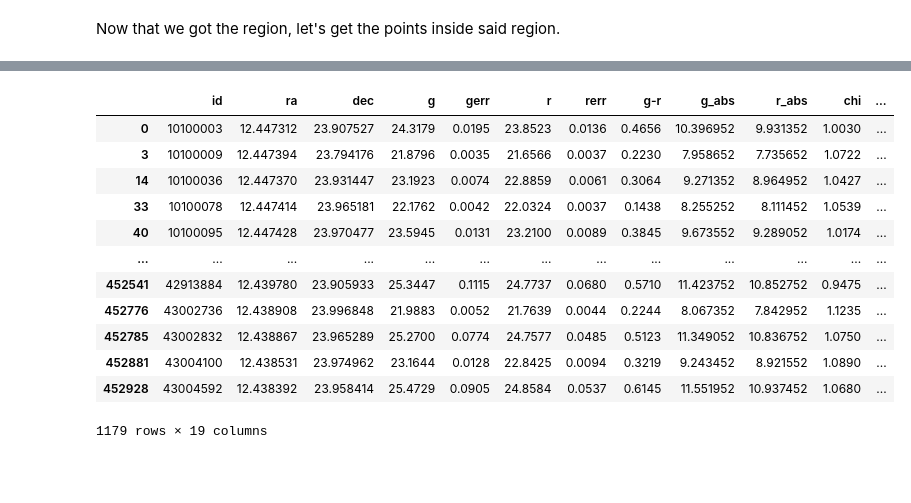
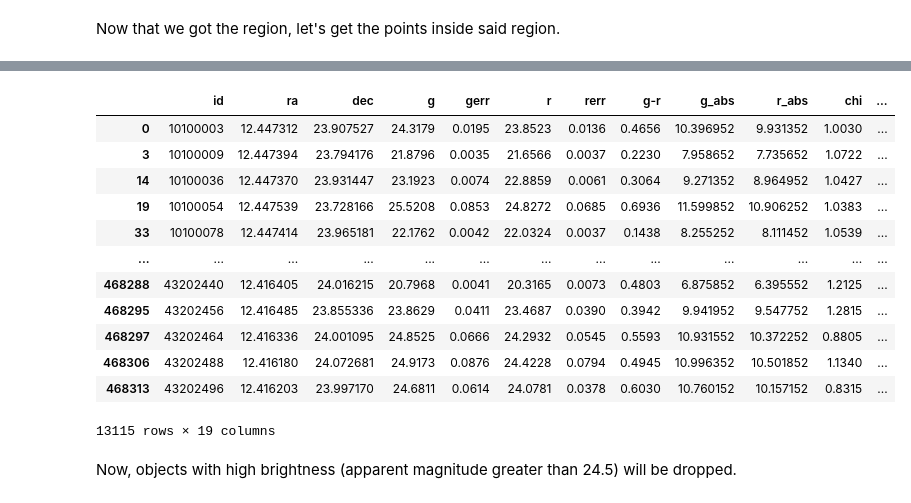
Before and after one commit to vPedreros/MW_Satellites, a Jupyter notebook: MW_satellites_nb.ipynb, the cells around one changed output, grey strips where cells are left out. Cells and saved outputs as stored; diff of their text form; code cells hidden in the pictures; blank space fills up the shorter version.

```diff
--- a/MW_satellites_nb.ipynb
+++ b/MW_satellites_nb.ipynb
@@ -385,12 +329,10 @@ df_new.shape[0]
 # %%
-# Sorry for this, I can't think of a better way right now
-
-np_points = df_new[['g-r', 'g']].to_numpy()
+np_points = df_filtered[['g-r', 'g']].to_numpy()
 
 check_in = []
 
-for i in range(df_new.shape[0]):
+for i in range(df_filtered.shape[0]):
     is_in = pol.contains(Point(np_points[i]))
     check_in.append(is_in)
 
-check_in = np.array(check_in)
+df_filtered['is in'] = np.array(check_in)
@@ -409,17 +351,19 @@ See the caveats in the documentation: https://pandas.pydata.org/pandas-docs/stab
 # %%
-df_stars = df_new.loc[df_new['is in'] == True]
+df_stars = df_filtered.loc[df_filtered['is in'] == True]
 df_stars
 # %% [output]
 |  | id | ra | dec | g | gerr | r | rerr | g-r | g_abs | r_abs | chi | ... |
 | 0 | 10100003 | 12.447312 | 23.907527 | 24.3179 | 0.0195 | 23.8523 | 0.0136 | 0.4656 | 10.396952 | 9.931352 | 1.0030 | ... |
 | 3 | 10100009 | 12.447394 | 23.794176 | 21.8796 | 0.0035 | 21.6566 | 0.0037 | 0.2230 | 7.958652 | 7.735652 | 1.0722 | ... |
 | 14 | 10100036 | 12.447370 | 23.931447 | 23.1923 | 0.0074 | 22.8859 | 0.0061 | 0.3064 | 9.271352 | 8.964952 | 1.0427 | ... |
+| 19 | 10100054 | 12.447539 | 23.728166 | 25.5208 | 0.0853 | 24.8272 | 0.0685 | 0.6936 | 11.599852 | 10.906252 | 1.0383 | ... |
 | 33 | 10100078 | 12.447414 | 23.965181 | 22.1762 | 0.0042 | 22.0324 | 0.0037 | 0.1438 | 8.255252 | 8.111452 | 1.0539 | ... |
-| 40 | 10100095 | 12.447428 | 23.970477 | 23.5945 | 0.0131 | 23.2100 | 0.0089 | 0.3845 | 9.673552 | 9.289052 | 1.0174 | ... |
 | ... | ... | ... | ... | ... | ... | ... | ... | ... | ... | ... | ... | ... |
-| 452541 | 42913884 | 12.439780 | 23.905933 | 25.3447 | 0.1115 | 24.7737 | 0.0680 | 0.5710 | 11.423752 | 10.852752 | 0.9475 | ... |
-| 452776 | 43002736 | 12.438908 | 23.996848 | 21.9883 | 0.0052 | 21.7639 | 0.0044 | 0.2244 | 8.067352 | 7.842952 | 1.1235 | ... |
-| 452785 | 43002832 | 12.438867 | 23.965289 | 25.2700 | 0.0774 | 24.7577 | 0.0485 | 0.5123 | 11.349052 | 10.836752 | 1.0750 | ... |
-| 452881 | 43004100 | 12.438531 | 23.974962 | 23.1644 | 0.0128 | 22.8425 | 0.0094 | 0.3219 | 9.243452 | 8.921552 | 1.0890 | ... |
-| 452928 | 43004592 | 12.438392 | 23.958414 | 25.4729 | 0.0905 | 24.8584 | 0.0537 | 0.6145 | 11.551952 | 10.937452 | 1.0680 | ... |
+| 468288 | 43202440 | 12.416405 | 24.016215 | 20.7968 | 0.0041 | 20.3165 | 0.0073 | 0.4803 | 6.875852 | 6.395552 | 1.2125 | ... |
+| 468295 | 43202456 | 12.416485 | 23.855336 | 23.8629 | 0.0411 | 23.4687 | 0.0390 | 0.3942 | 9.941952 | 9.547752 | 1.2815 | ... |
+| 468297 | 43202464 | 12.416336 | 24.001095 | 24.8525 | 0.0666 | 24.2932 | 0.0545 | 0.5593 | 10.931552 | 10.372252 | 0.8805 | ... |
+| 468306 | 43202488 | 12.416180 | 24.072681 | 24.9173 | 0.0876 | 24.4228 | 0.0794 | 0.4945 | 10.996352 | 10.501852 | 1.1340 | ... |
+| 468313 | 43202496 | 12.416203 | 23.997170 | 24.6811 | 0.0614 | 24.0781 | 0.0378 | 0.6030 | 10.760152 | 10.157152 | 0.8315 | ... |
-1179 rows × 19 columns
+13115 rows × 19 columns
+# %% [markdown]
+Now, objects with high brightness (apparent magnitude greater than 24.5) will be dropped.
```
Also changed, not shown: parts of 22 cells of this notebook.
